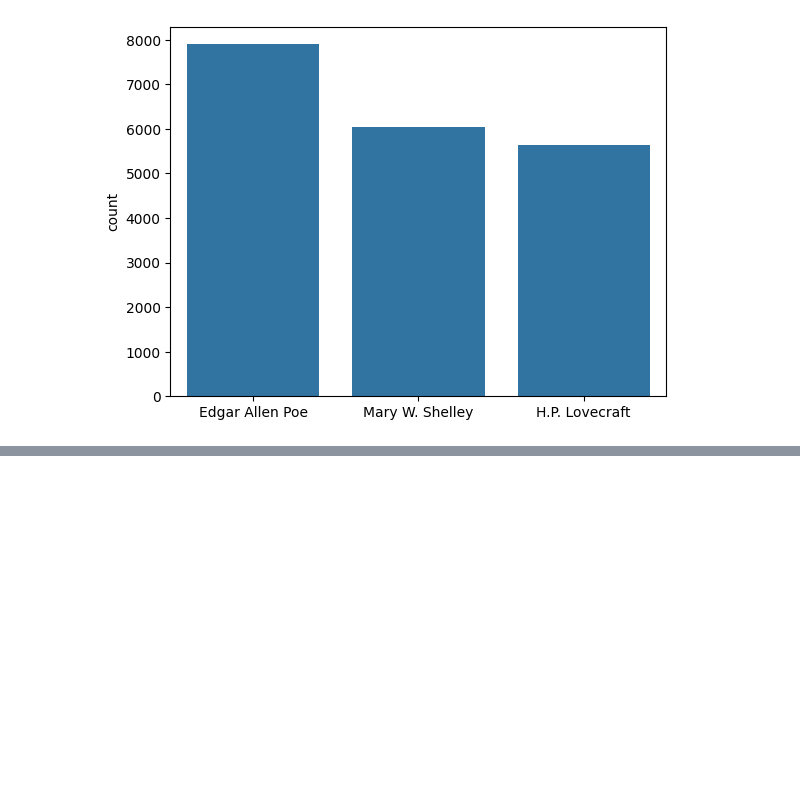
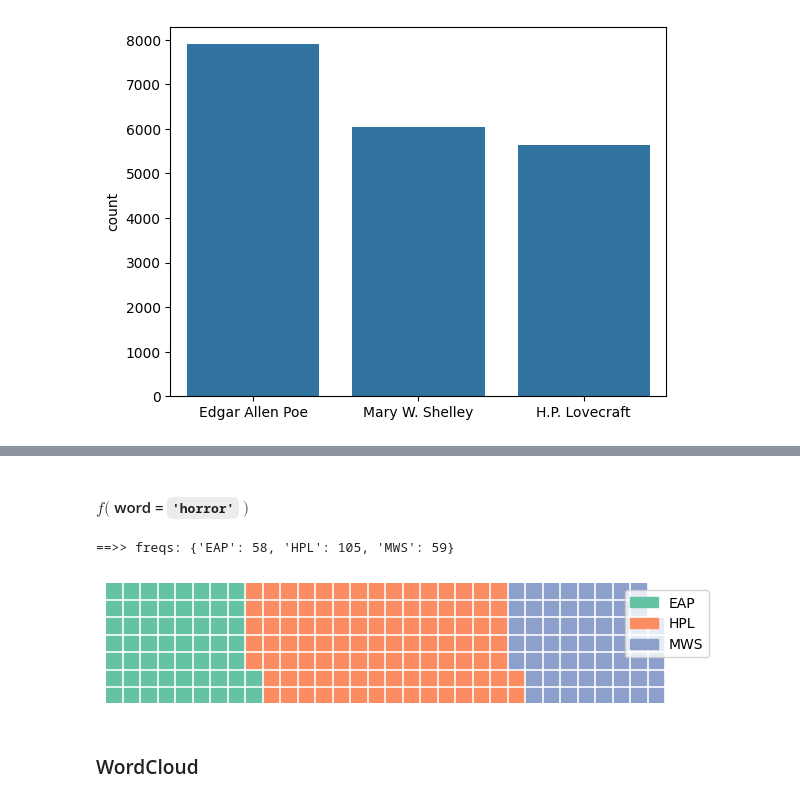
Before and after one commit to Kodascii/gretta-dia, a Jupyter notebook: workshops/python/[17] NLP/03_text_analysis.ipynb, the cells around one changed output, grey strips where cells are left out. Drawn from its saved outputs; the diff is of its cells as text; code cells hidden in the pictures; blank space fills up the shorter version.

```diff
--- a/workshops/python/[17] NLP/03_text_analysis.ipynb
+++ b/workshops/python/[17] NLP/03_text_analysis.ipynb
@@ -75,0 +118,17 @@ g = sns.barplot(
+# %% [markdown]
+#### $f($ word = `'horror'` $)$
+# %%
+freqs = author_word_freq(df, word='horror')
+
+print(f"==>> freqs: {freqs}")
+plt.figure(
+    FigureClass=Waffle,
+    columns=35,
+    values=freqs
+)
+plt.show()
+# %% [output]
+==>> freqs: {'EAP': 58, 'HPL': 105, 'MWS': 59}
+[figure, added]
+# %% [markdown]
+### WordCloud
```
Also changed, not shown: parts of 30 cells of this notebook, 5 other files.
